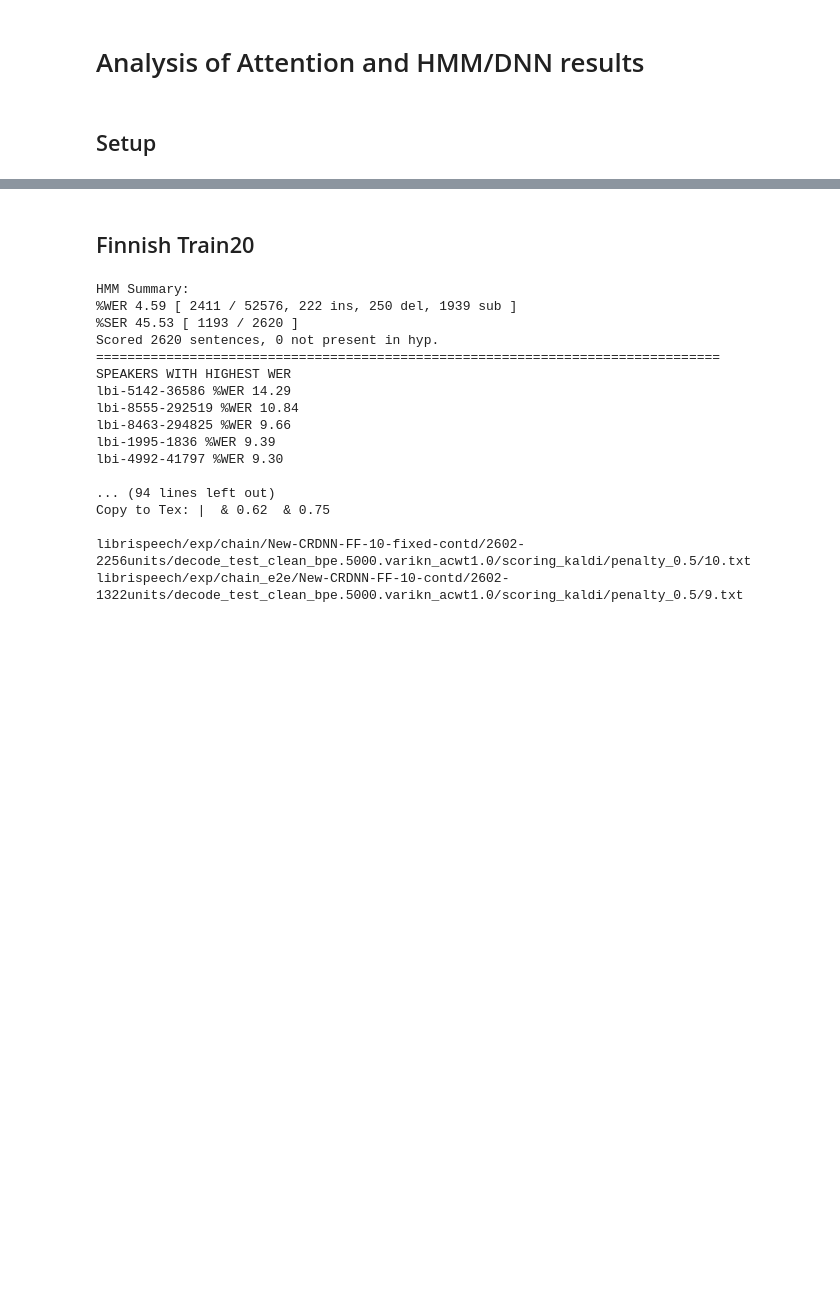
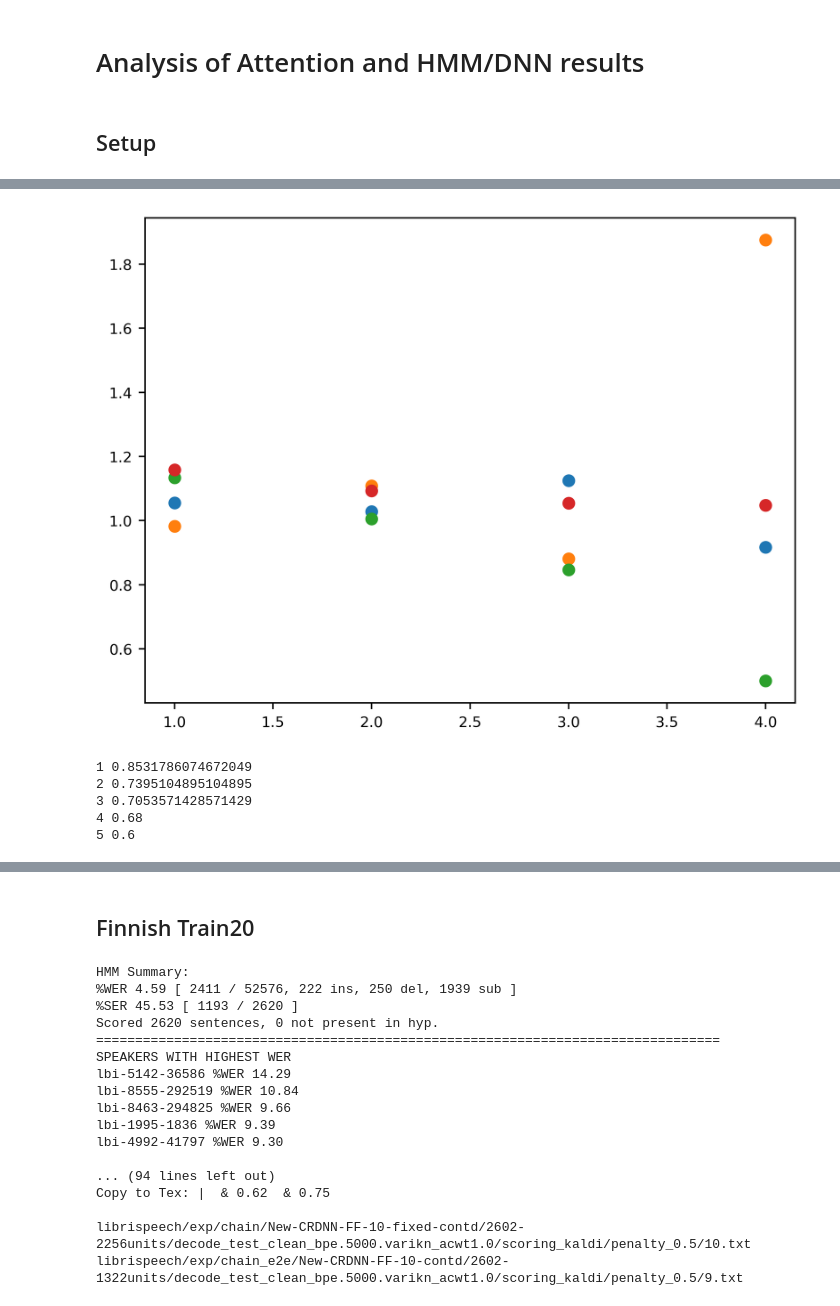
Before and after one commit to Gastron/attn-hmm-jrnl-analysis-notebook, a Jupyter notebook: Analysis-General.ipynb, the cells around one changed output, grey strips where cells are left out. Saved outputs shown, nothing was run; the diff lists cells and outputs as text; code cells hidden in the pictures; blank space fills up the shorter version.

```diff
--- a/Analysis-General.ipynb
+++ b/Analysis-General.ipynb
@@ -328,0 +439,23 @@ def analyse_edit_streaks(ref, hmm, aed):
+# %%
+fig, ax = plt.subplots()
+ratio_values = list(zip(*list(ratios_w2v2_trans.values())))
+for values in ratio_values:
+    ax.scatter(range(1,5), values)
+# %% [output]
+[figure, added]
+# %%
+#import powerlaw
+hmm_edit_streaks, aed_edit_streaks = analyse_edit_streaks(test_ref, hmm_crdnn_trans_hyp, aed_crdnn_trans_hyp)
+aed_e = []; hmm_e = []
+diff_e = []
+for streak in range(1,6):
+    aed_e.append(aed_edit_streaks[streak])
+    hmm_e.append(hmm_edit_streaks[streak])
+    print(streak,hmm_e[-1]/aed_e[-1])
+    diff_e.append(hmm_e[-1]/aed_e[-1])
+# %% [output]
+1 0.8531786074672049
+2 0.7395104895104895
+3 0.7053571428571429
+4 0.68
+5 0.6
```
Also changed, not shown: parts of 15 cells of this notebook.
